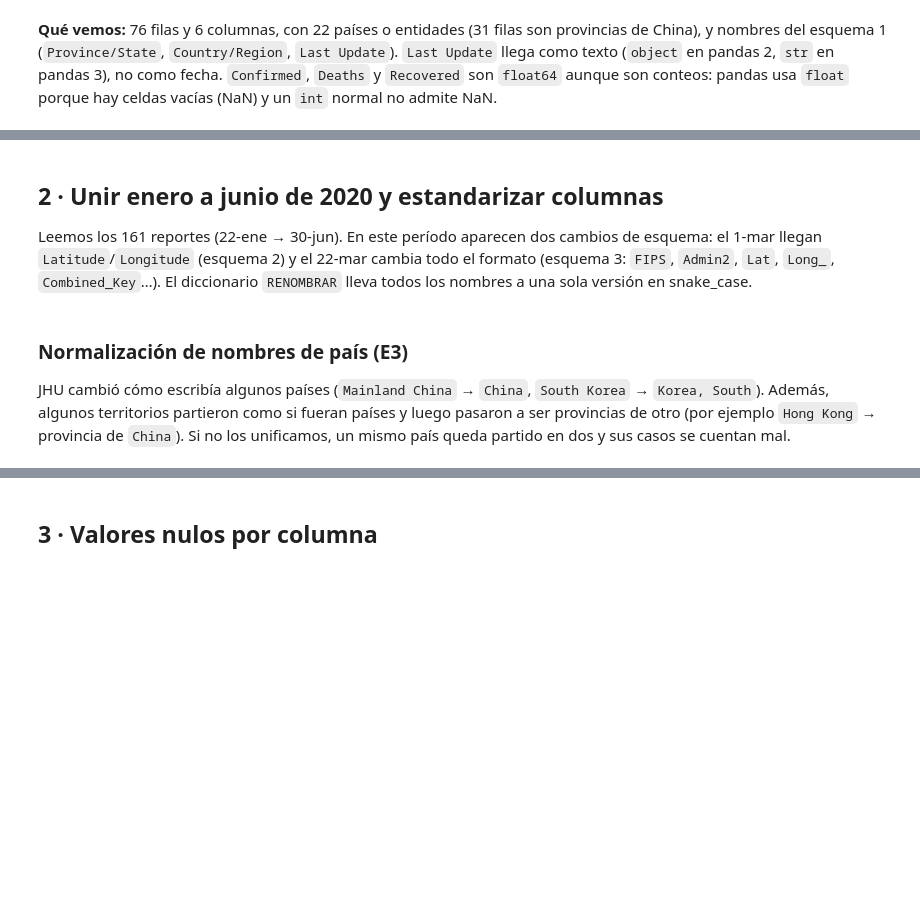
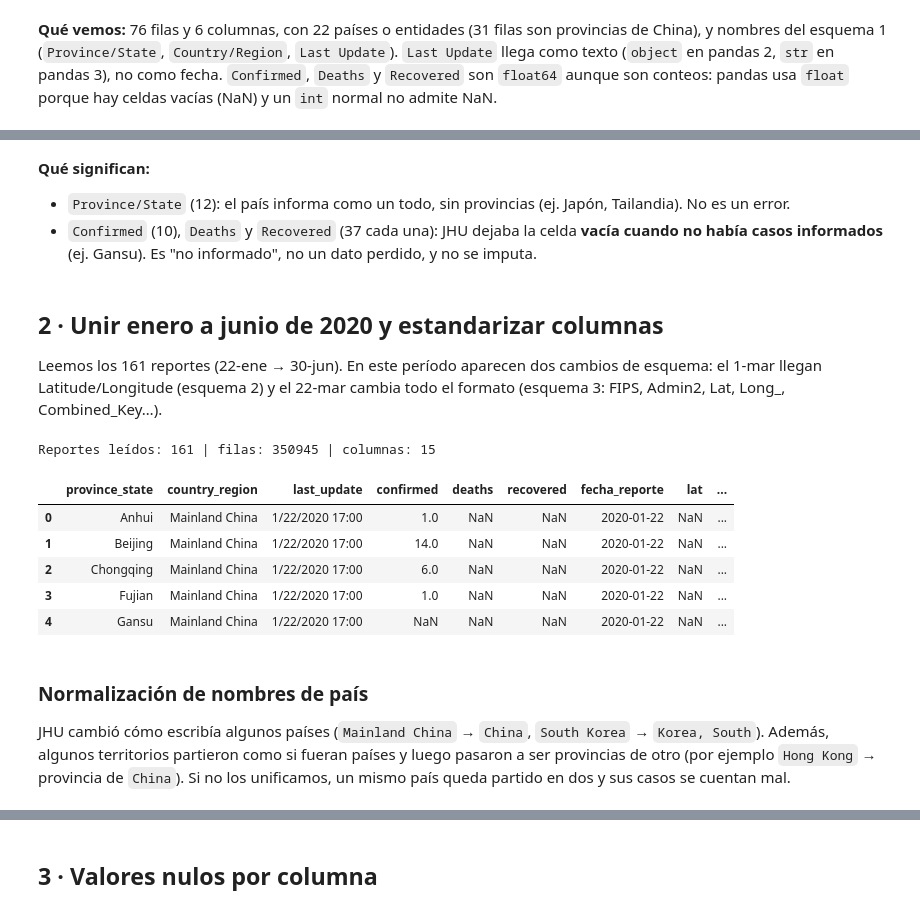
Before and after one commit to Maanuus/Proyecto_GD, a Jupyter notebook: notebooks/00_exploracion.ipynb, the cells around one changed output, grey strips where cells are left out. Cells and saved outputs as stored; diff of their text form; code cells hidden in the pictures; blank space fills up the shorter version.

```diff
--- a/notebooks/00_exploracion.ipynb
+++ b/notebooks/00_exploracion.ipynb
@@ -35,45 +57,52 @@ aunque son conteos: pandas usa `float` porque hay celdas vacías (NaN) y un `int
+# %% [markdown]
+**Qué significan:**
+- `Province/State` (12): el país informa como un todo, sin provincias (ej. Japón, Tailandia). No es un error.
+- `Confirmed` (10), `Deaths` y `Recovered` (37 cada una): JHU dejaba la celda **vacía cuando no había casos
+  informados** (ej. Gansu). Es "no informado", no un dato perdido, y no se imputa.
 # %% [markdown]
 ## 2 · Unir enero a junio de 2020 y estandarizar columnas
-Leemos los 161 reportes (22-ene → 30-jun). En este período aparecen dos cambios de esquema:
-el 1-mar llegan `Latitude`/`Longitude` (esquema 2) y el 22-mar cambia todo el formato (esquema 3: `FIPS`, `Admin2`, `Lat`, `Long_`, `Combined_Key`…).
-El diccionario `RENOMBRAR` lleva todos los nombres a una sola versión en snake_case.
+
+Leemos los 161 reportes (22-ene → 30-jun). En este período aparecen dos cambios de esquema: el 1-mar llegan Latitude/Longitude (esquema 2) y el 22-mar cambia todo el formato (esquema 3: FIPS, Admin2, Lat, Long_, Combined_Key…).
 # %%
 from concurrent.futures import ThreadPoolExecutor
 import pandas as pd
 
 # Leemos directo desde el repositorio de JHU (raw), sin descargar archivos.
 BASE = (
     "https://raw.githubusercontent.com/CSSEGISandData/COVID-19/master/"
     "csse_covid_19_data/csse_covid_19_daily_reports/"
 )
 
-# Un solo diccionario traduce los nombres de los 5 esquemas a snake_case.
-# E2: "Long_" (esquema 3+) y las dos variantes de la tasa de incidencia van a UNA columna.
 RENOMBRAR = {
     "Province/State": "province_state", "Province_State": "province_state",
     "Country/Region": "country_region", "Country_Region": "country_region",
     "Last Update": "last_update", "Last_Update": "last_update",
     "Latitude": "lat", "Lat": "lat", "Longitude": "long", "Long_": "long",
     "Incidence_Rate": "incident_rate", "Incident_Rate": "incident_rate",
     "Case-Fatality_Ratio": "case_fatality_ratio", "Case_Fatality_Ratio": "case_fatality_ratio",
 }
 
-
 def leer_reporte(fecha):
-    """Lee el reporte de una fecha desde raw y normaliza sus columnas."""
-    nombre = fecha.strftime("%m-%d-%Y") + ".csv"   # el archivo se llama mes-día-año
+    nombre = fecha.strftime("%m-%d-%Y") + ".csv"
     t = pd.read_csv(BASE + nombre).rename(columns=RENOMBRAR)
     t.columns = t.columns.str.lower()
-    t["fecha_reporte"] = fecha                      # fecha del dato = la del archivo (no last_update)
+    t["fecha_reporte"] = fecha
     return t
 
-
-# E1: los reportes parten el 22-ene-2020 (antes no hay archivos -> 404).
+# los reportes parten el 22-ene-2020
 fechas = pd.date_range("2020-01-22", "2020-06-30", freq="D")
 
-# 10 lecturas en paralelo; ex.map respeta el orden de las fechas.
+# 10 lecturas en paralelo
 with ThreadPoolExecutor(max_workers=10) as ex:
     df = pd.concat(list(ex.map(leer_reporte, fechas)), ignore_index=True)
 
 print(f"Reportes leídos: {len(fechas)} | filas: {df.shape[0]} | columnas: {df.shape[1]}")
 display(df.head())
+# %% [output]
+Reportes leídos: 161 | filas: 350945 | columnas: 15
+|  | province_state | country_region | last_update | confirmed | deaths | recovered | fecha_reporte | lat | ... |
+| 0 | Anhui | Mainland China | 1/22/2020 17:00 | 1.0 | NaN | NaN | 2020-01-22 | NaN | ... |
+| 1 | Beijing | Mainland China | 1/22/2020 17:00 | 14.0 | NaN | NaN | 2020-01-22 | NaN | ... |
+| 2 | Chongqing | Mainland China | 1/22/2020 17:00 | 6.0 | NaN | NaN | 2020-01-22 | NaN | ... |
+| 3 | Fujian | Mainland China | 1/22/2020 17:00 | 1.0 | NaN | NaN | 2020-01-22 | NaN | ... |
+| 4 | Gansu | Mainland China | 1/22/2020 17:00 | NaN | NaN | NaN | 2020-01-22 | NaN | ... |
@@ -83,5 +109,5 @@ display(df.head())
 # %% [markdown]
-### Normalización de nombres de país (E3)
+### Normalización de nombres de país
 JHU cambió cómo escribía algunos países (`Mainland China` → `China`, `South Korea` → `Korea, South`).
 Además, algunos territorios partieron como si fueran países y luego pasaron a ser provincias
 de otro (por ejemplo `Hong Kong` → provincia de `China`). Si no los unificamos, un mismo país
```
Also changed, not shown: parts of 28 cells of this notebook, 1 other file.
